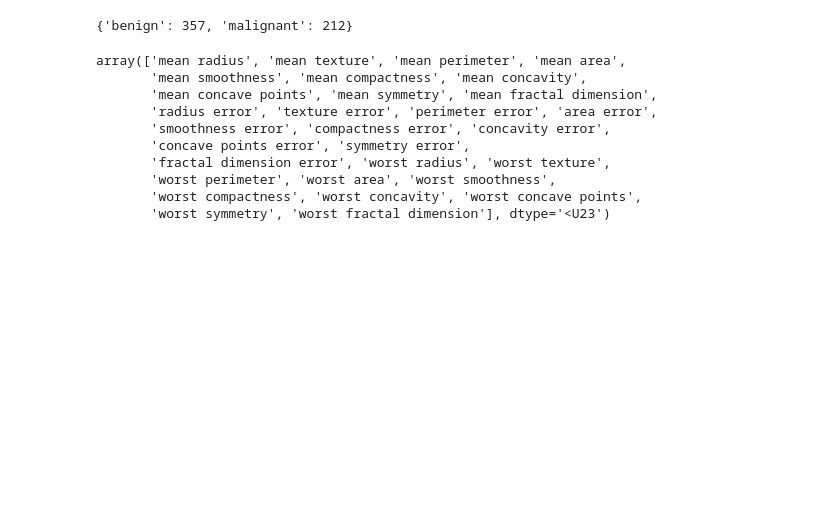
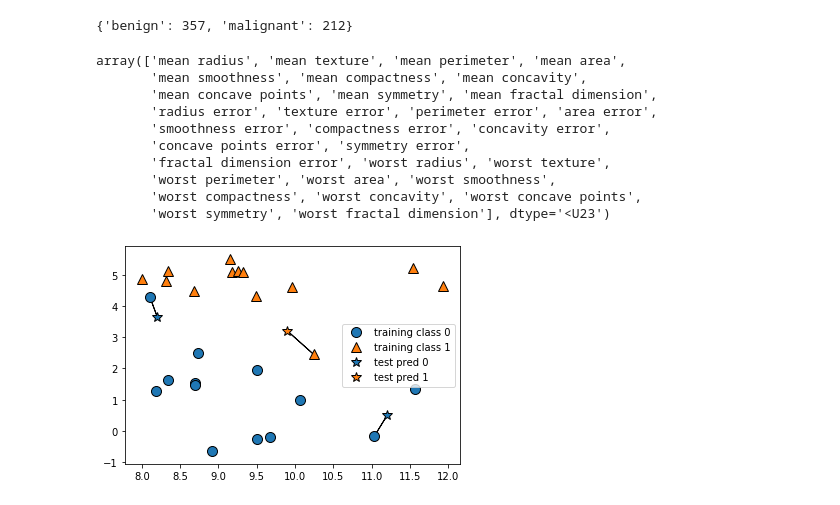
Before and after one commit to anydef/colab-notebooks, a Jupyter notebook: ml_intro_scikit.ipynb, the cells around one changed output. Drawn from its saved outputs; the diff is of its cells as text; code cells hidden in the pictures; blank space fills up the shorter version.

```diff
--- a/ml_intro_scikit.ipynb
+++ b/ml_intro_scikit.ipynb
@@ -290,3 +290,7 @@ array(['mean radius', 'mean texture', 'mean perimeter', 'mean area',
        'worst perimeter', 'worst area', 'worst smoothness',
        'worst compactness', 'worst concavity', 'worst concave points',
        'worst symmetry', 'worst fractal dimension'], dtype='<U23')
+# %%
+mglearn.plots.plot_knn_classification(n_neighbors=1)
+# %% [output]
+[figure, added]
```
Also changed, not shown: parts of 10 cells of this notebook.
